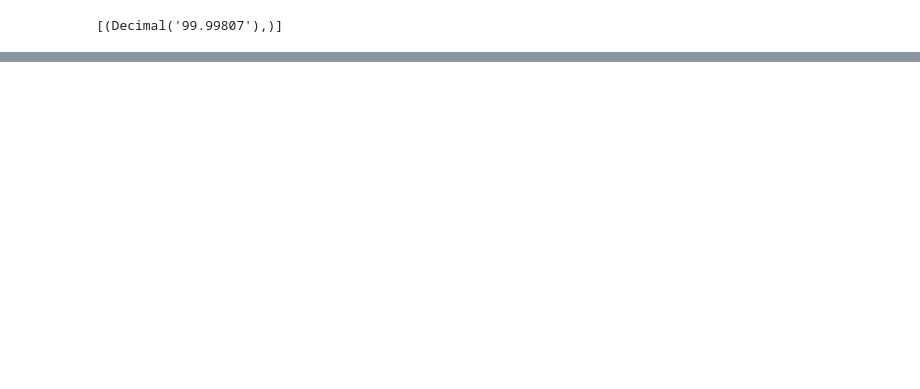
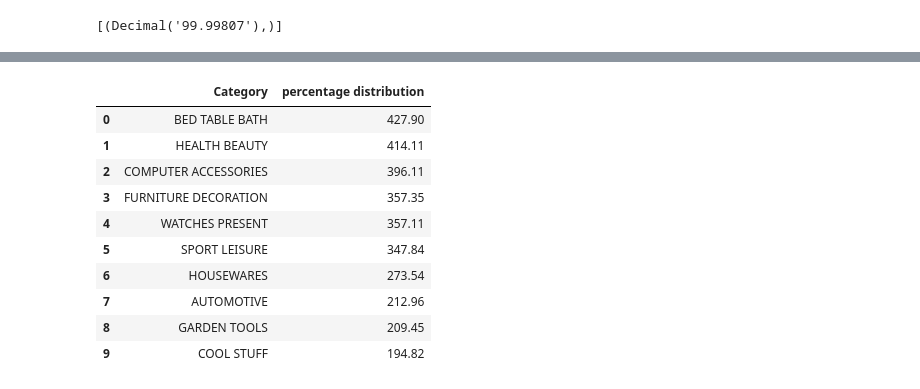
Before and after one commit to sagar-raj-yadav/ecommerce_data_analysis, a Jupyter notebook: Ecommerce.ipynb, the cells around one changed output, grey strips where cells are left out. Cells and saved outputs as stored; diff of their text form; code cells hidden in the pictures; blank space fills up the shorter version.

```diff
--- a/Ecommerce.ipynb
+++ b/Ecommerce.ipynb
@@ -251,0 +238,28 @@ data
+# %%
+# 3. Calculate the percentage of total revenue contributed by each product category.
+
+query = """select upper(products.product_category) category,
+round((sum(payments.payment_value)/(select sum(payment_value) from payments))*100,2) sales_percentage
+from products join order_items
+on products.product_id = order_items.product_id
+join payments
+on payments.order_id = order_items.order_id
+group by category order by sales_percentage desc"""
+
+
+cur.execute(query)
+data = cur.fetchall()
+df = pd.DataFrame(data,columns = ["Category", "percentage distribution"])
+df.head(10)
+# %% [output]
+|  | Category | percentage distribution |
+| 0 | BED TABLE BATH | 427.90 |
+| 1 | HEALTH BEAUTY | 414.11 |
+| 2 | COMPUTER ACCESSORIES | 396.11 |
+| 3 | FURNITURE DECORATION | 357.35 |
+| 4 | WATCHES PRESENT | 357.11 |
+| 5 | SPORT LEISURE | 347.84 |
+| 6 | HOUSEWARES | 273.54 |
+| 7 | AUTOMOTIVE | 212.96 |
+| 8 | GARDEN TOOLS | 209.45 |
+| 9 | COOL STUFF | 194.82 |
```
Also changed, not shown: parts of 14 cells of this notebook.
